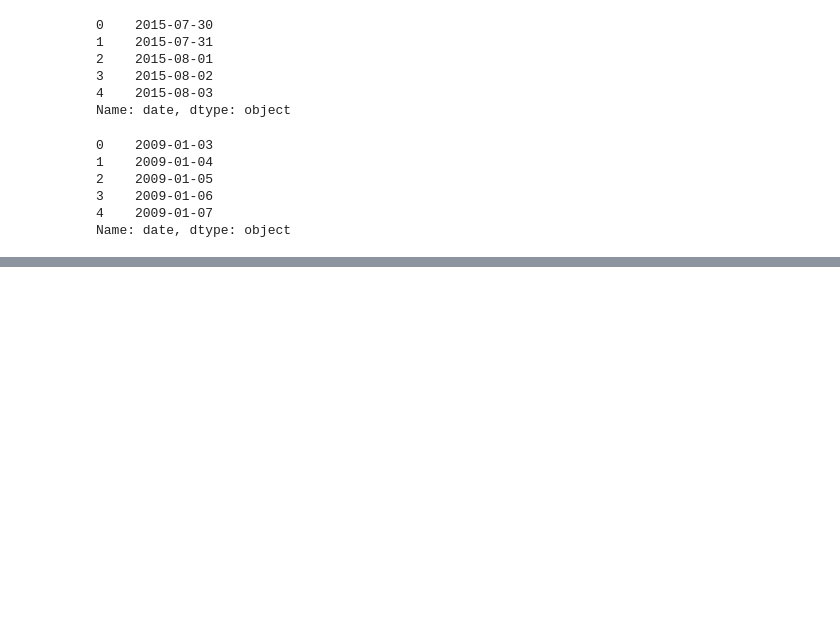
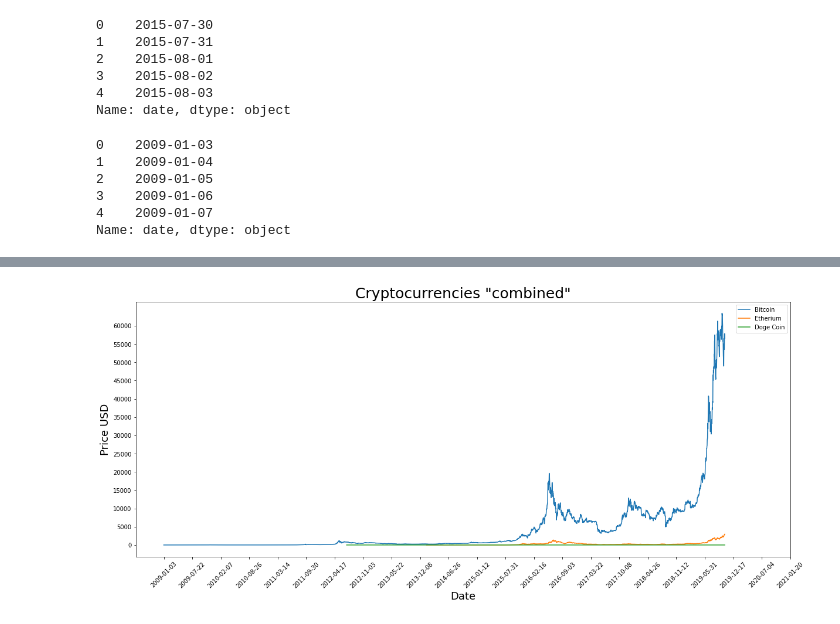
Before and after one commit to Cosby1992/BigProject, a Jupyter notebook: pre_processing/elt.ipynb, the cells around one changed output, grey strips where cells are left out. Cells and saved outputs as stored; diff of their text form; code cells hidden in the pictures; blank space fills up the shorter version.

```diff
--- a/pre_processing/elt.ipynb
+++ b/pre_processing/elt.ipynb
@@ -77,0 +119,14 @@ plt.show()
+# %%
+plt.figure(figsize=(20,8))
+plt.plot(btcDF['date'][562:],btcDF['PriceUSD'][562:], label='Bitcoin')
+plt.plot(ethDF['date'][9:],ethDF['PriceUSD'][9:], label='Etherium')
+plt.plot(dogeDF['date'][46:],dogeDF['PriceUSD'][46:], label='Doge Coin')
+plt.xticks(range(0,btcDF.shape[0],200),btcDF['date'].loc[::200],rotation=45)
+plt.yticks(range(0,int(btcDF['PriceUSD'].max()), 5000))
+plt.xlabel('Date',fontsize=18)
+plt.ylabel('Price USD',fontsize=18)
+plt.title('Cryptocurrencies "combined"', fontsize=25)
+plt.legend(loc='best')
+plt.show()
+# %% [output]
+[figure, added]
```
Also changed, not shown: parts of 8 cells of this notebook, 3 other files.
